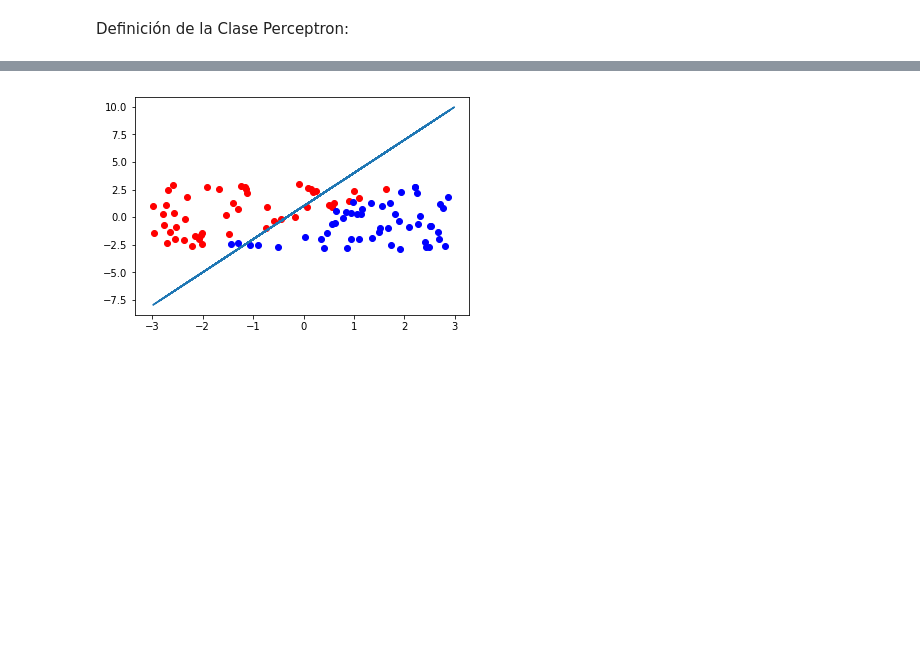
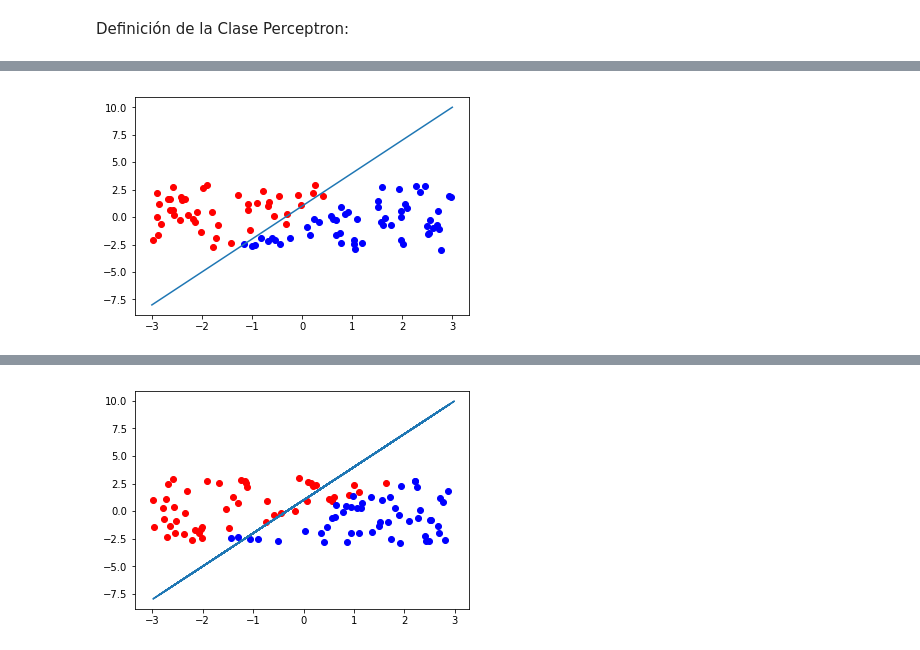
Before and after one commit to mcaballeroguillen/Redes_Neuronales, a Jupyter notebook: Redes Neuronales .ipynb, the cells around one changed output, grey strips where cells are left out. Drawn from its saved outputs; the diff is of its cells as text; code cells hidden in the pictures; blank space fills up the shorter version.

```diff
--- a/Redes Neuronales .ipynb
+++ b/Redes Neuronales .ipynb
@@ -58,11 +58,3 @@ class Perceptron:
             i=i+1
         self.pesos=npesos
         self.b=self.b + (self.lr*self.dif)
-# %%
-per=Perceptron()
-per.agregarpeso(2)
-per.agregarpeso(-2)
-per.agregarbais(-1)
-x=[0,1]
-per.entrenar(x,6)
-print(per.out)
@@ -70,0 +103,73 @@ print(per.out)
+# %%
+import random
+from matplotlib import pyplot
+xtrain=[]
+#Definimos la función
+def f1(x):
+    return 3*x+1
+"""Aquí creamos 100 puntos los cuales utilizaremos para entrenar
+al perceptron"""
+for z in range(100):
+    x= random.uniform(-3,3)
+    y = random.uniform(-3,3)
+    xtrain.append([x,y])
+
+ytrain=[]
+"""Vemos si los puntos creados anteriormente esta por arriba de nuestra recta
+y guardamos 1 si lo esta y 0 si no, estos nos serivirá para entrenar al perceptron """
+i=0
+for z in range(100):
+    if xtrain[i][1]<f1(xtrain[i][0]):
+        ytrain.append(0)
+    else:
+        ytrain.append(1)
+    i=i+1
+
+"Creanos 100 puntos para evaluar el rendimiento del perceptron"
+xtest=[]
+
+for z in range(100):
+    x= random.uniform(-3,3)
+    y = random.uniform(-3,3)
+    xtest.append([x,y])
+
+ytest=[]
+i=0
+"Evaluamos si los puntos crados anteriormente esta sobre la recta"
+for z in range(100):
+    if xtest[i][1]<f1(xtest[i][0]):
+        ytest.append(0)
+    else:
+        ytest.append(1)
+    i=i+1
+"""Creamos un perecpetron"""
+per=Perceptron()
+per.agregarpeso(2)
+per.agregarpeso(-2)
+per.agregarbais(-1)
+"""Creamos un entrandor con los conjuntos antes crados"""
+
+entrenador= Entrenador(per)
+entrenador.setxtrain(xtrain)
+entrenador.setytrain(ytrain)
+entrenador.entrenar(5)
+entrenador.setxtest(xtest)
+entrenador.setytest(ytest)
+entrenador.run()
+
+xfun=[-3,3]
+yfun=[f1(-3),f1(3)]
+pyplot.plot(xfun,yfun)
+pyplot.show()
+i=0
+for x in entrenador.out:
+
+    if x==0:
+        pyplot.scatter(xtest[i][0],xtest[i][1],color="Red")
+    else:
+        pyplot.scatter(xtest[i][0],xtest[i][1],color="Blue")
+    i=i+1
+rendimiento = entrenador.evaluar()
+print(rendimiento)
+# %% [output]
+[figure, added]
```
Also changed, not shown: parts of 4 cells of this notebook.
